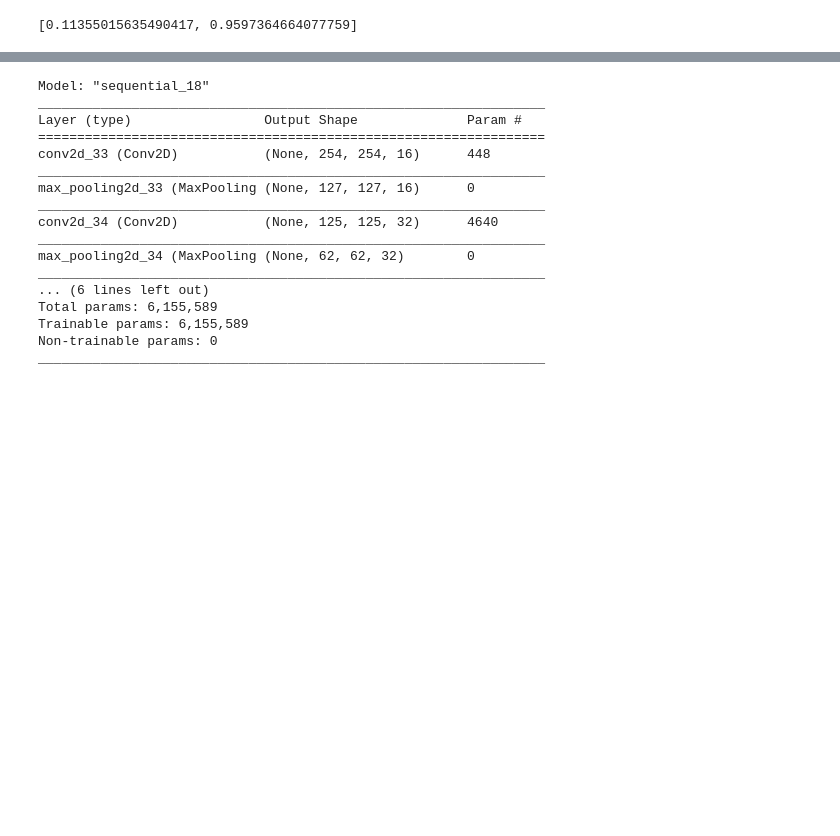
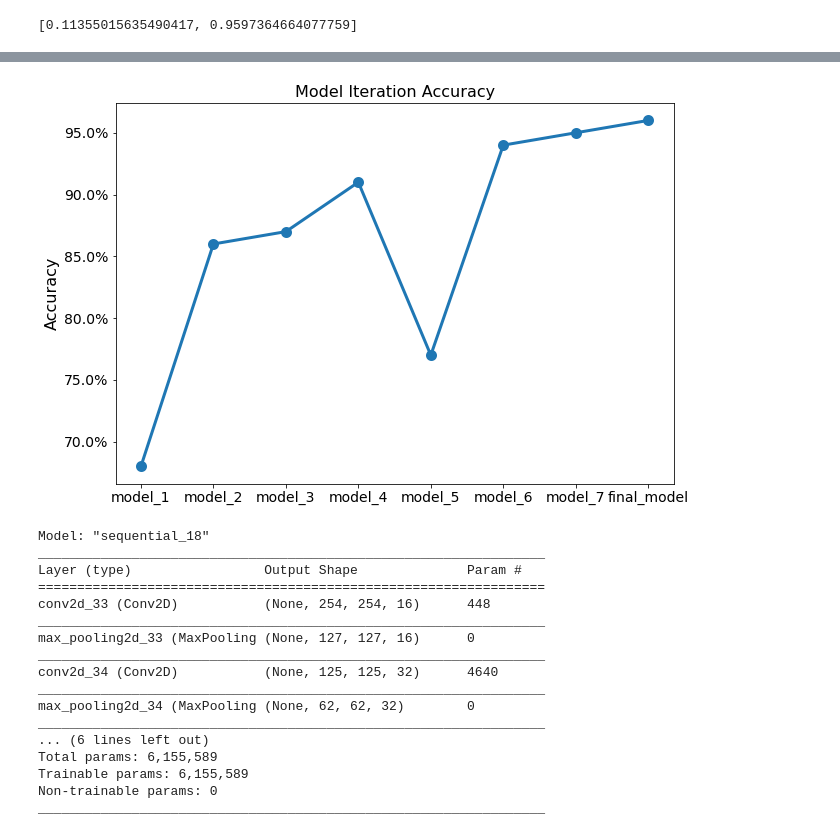
Before and after one commit to bentoler22/Flatiron_Phase_4_Project, a Jupyter notebook: Chest_Xray_Pneumonia_Classification.ipynb, the cells around one changed output, grey strips where cells are left out. Drawn from its saved outputs; the diff is of its cells as text; code cells hidden in the pictures; blank space fills up the shorter version.

```diff
--- a/Chest_Xray_Pneumonia_Classification.ipynb
+++ b/Chest_Xray_Pneumonia_Classification.ipynb
@@ -689,3 +706,23 @@ Test Recall:  0.940677966101695
+# %%
+import matplotlib.ticker as mtick
+# model accuracy progression
+x = list(range(1,9))
+x_ticks= ['model_1', 'model_2', 'model_3', 'model_4','model_5', 'model_6','model_7', 'final_model']
+# model accuracies
+y = [.68, .86, .87, .91, .77, .94, .95, .96]
+
+#plot accuracy for each model
+fig, ax = plt.subplots(figsize=(10,7))
+plt.scatter(x, y, linewidth=5);
+plt.plot(x, y, linewidth=3);
+ax.set_xticks(x);
+ax.set_xticklabels(labels=x_ticks, fontsize=14);
+plt.ylabel('Accuracy', fontsize=16);
+plt.yticks(fontsize=14)
+plt.gca().yaxis.set_major_formatter(mtick.PercentFormatter(xmax=1.0))
+plt.title('Model Iteration Accuracy', fontsize=16);
+# %% [output]
+[figure, added]
 # %%
 final_saved_model.summary()
 # %% [output]
```
Also changed, not shown: parts of 4 cells of this notebook, 2 other files.
